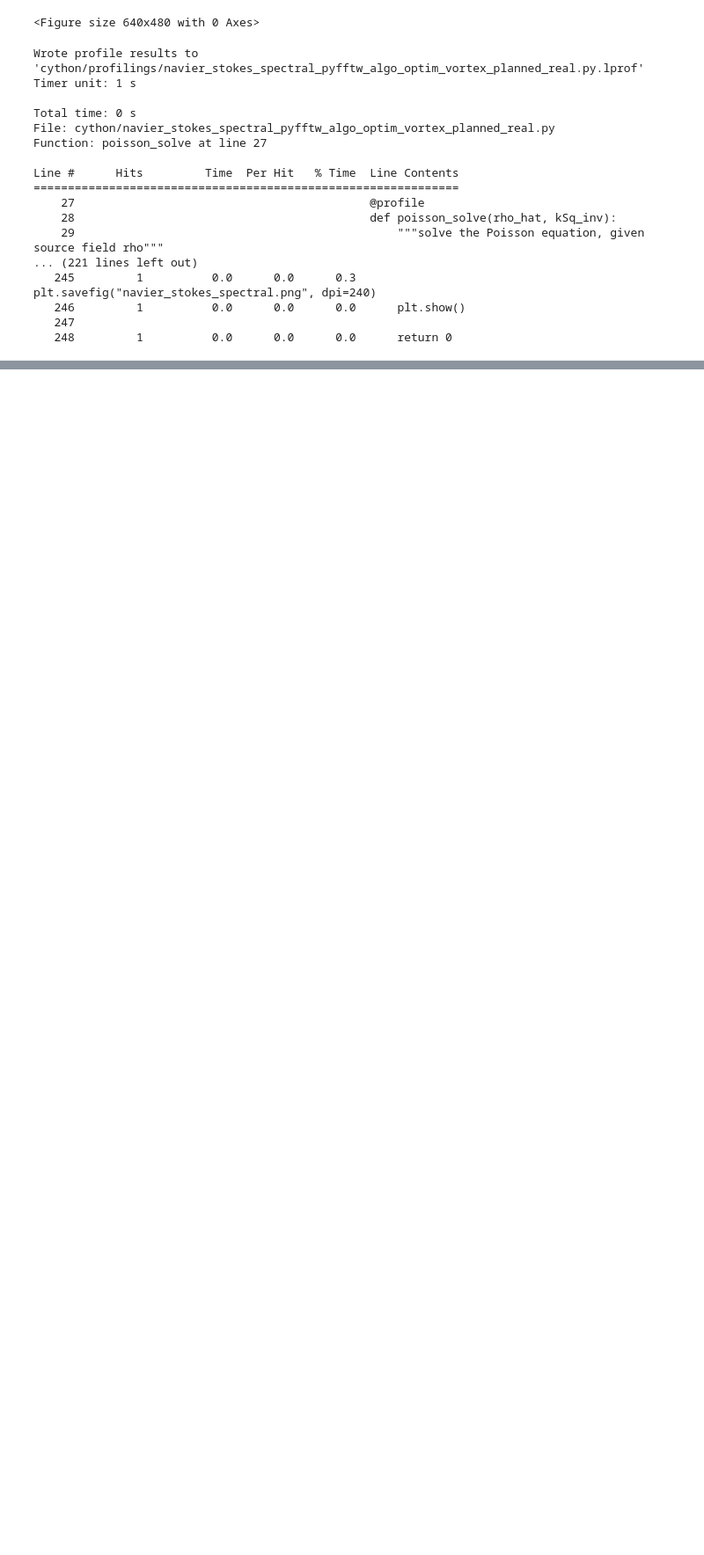
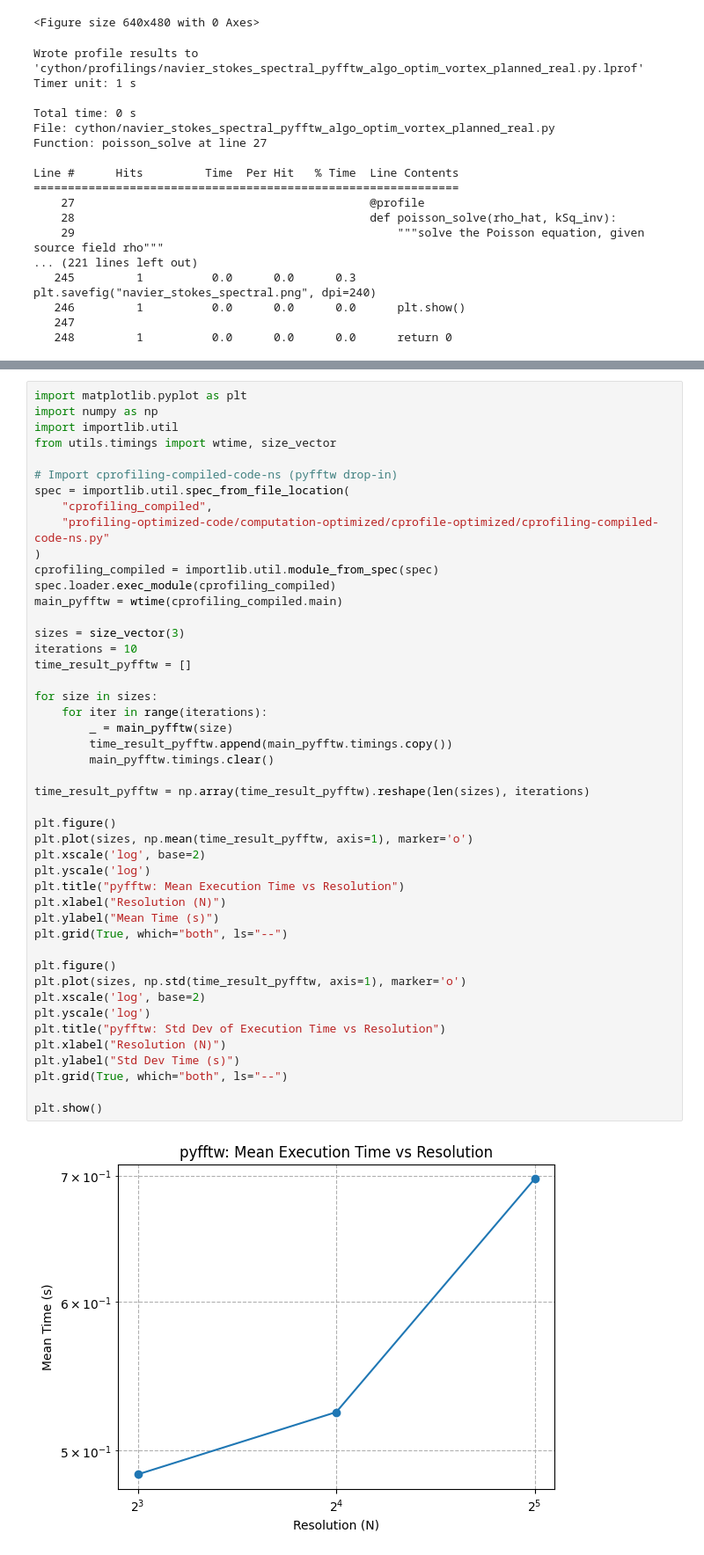
Before and after one commit to Kaspermalm/HPC-final-project-navier-stokes-optimization, a Jupyter notebook: final-project.ipynb, the cells around one changed output, grey strips where cells are left out. Shown at 88% size. Drawn from its saved outputs; the diff is of its cells as text; blank space fills up the shorter version.

```diff
--- a/final-project.ipynb
+++ b/final-project.ipynb
@@ -408,0 +569,48 @@ Line #      Hits         Time  Per Hit   % Time  Line Contents
+# %%
+import matplotlib.pyplot as plt
+import numpy as np
+import importlib.util
+from utils.timings import wtime, size_vector
+
+# Import cprofiling-compiled-code-ns (pyfftw drop-in)
+spec = importlib.util.spec_from_file_location(
+    "cprofiling_compiled",
+    "profiling-optimized-code/computation-optimized/cprofile-optimized/cprofiling-compiled-code-ns.py"
+)
+cprofiling_compiled = importlib.util.module_from_spec(spec)
+spec.loader.exec_module(cprofiling_compiled)
+main_pyfftw = wtime(cprofiling_compiled.main)
+
+sizes = size_vector(3)
+iterations = 10
+time_result_pyfftw = []
+
+for size in sizes:
+    for iter in range(iterations):
+        _ = main_pyfftw(size)
+        time_result_pyfftw.append(main_pyfftw.timings.copy())
+        main_pyfftw.timings.clear()
+
+time_result_pyfftw = np.array(time_result_pyfftw).reshape(len(sizes), iterations)
+
+plt.figure()
+plt.plot(sizes, np.mean(time_result_pyfftw, axis=1), marker='o')
+plt.xscale('log', base=2)
+plt.yscale('log')
+plt.title("pyfftw: Mean Execution Time vs Resolution")
+plt.xlabel("Resolution (N)")
+plt.ylabel("Mean Time (s)")
+plt.grid(True, which="both", ls="--")
+
+plt.figure()
+plt.plot(sizes, np.std(time_result_pyfftw, axis=1), marker='o')
+plt.xscale('log', base=2)
+plt.yscale('log')
+plt.title("pyfftw: Std Dev of Execution Time vs Resolution")
+plt.xlabel("Resolution (N)")
+plt.ylabel("Std Dev Time (s)")
+plt.grid(True, which="both", ls="--")
+
+plt.show()
+# %% [output]
+[figure, added]
```
Also changed, not shown: parts of 10 cells of this notebook, 10 other files.
